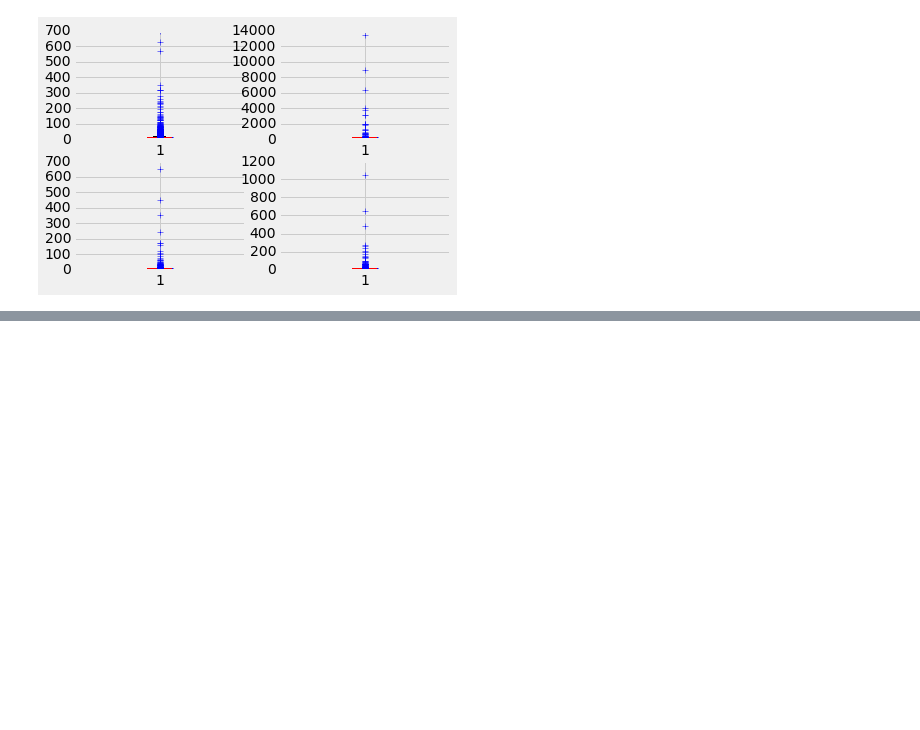
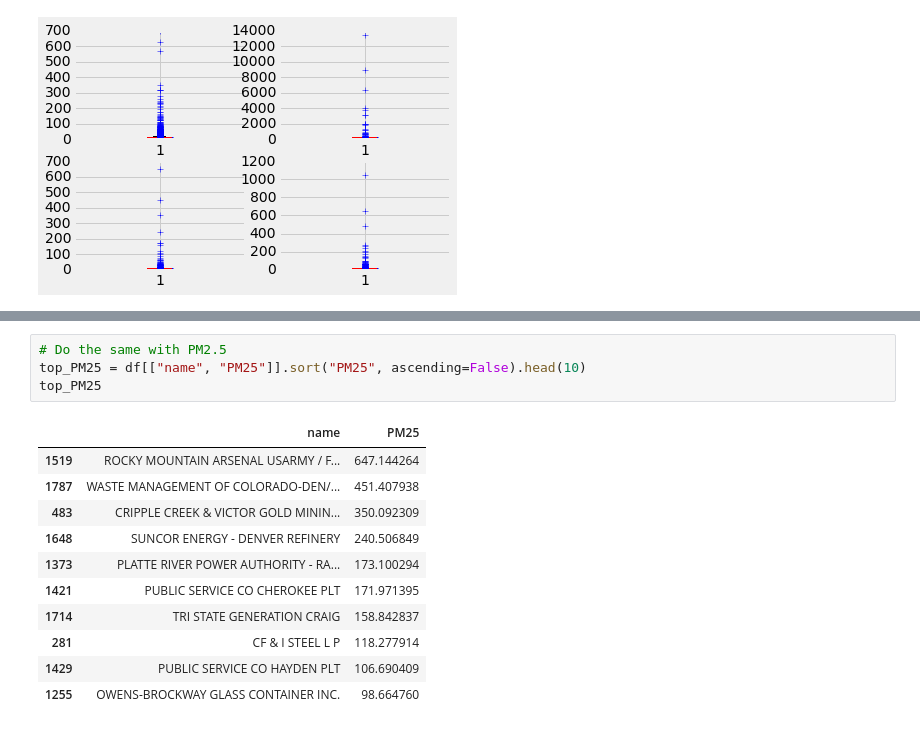
Before and after one commit to robroc/nicar16-visualizing-data-python, a Jupyter notebook: Visualizing data with Python - NICAR16.ipynb, the cells around one changed output, grey strips where cells are left out. Drawn from its saved outputs; the diff is of its cells as text; blank space fills up the shorter version.

```diff
--- a/Visualizing data with Python - NICAR16.ipynb
+++ b/Visualizing data with Python - NICAR16.ipynb
@@ -192,0 +209,16 @@ Similar distributions across all pollutants. Now let's make a bar chart of the t
+# %%
+# Do the same with PM2.5
+top_PM25 = df[["name", "PM25"]].sort("PM25", ascending=False).head(10)
+top_PM25
+# %% [output]
+|  | name | PM25 |
+| 1519 | ROCKY MOUNTAIN ARSENAL USARMY / F... | 647.144264 |
+| 1787 | WASTE MANAGEMENT OF COLORADO-DEN/... | 451.407938 |
+| 483 | CRIPPLE CREEK & VICTOR GOLD MININ... | 350.092309 |
+| 1648 | SUNCOR ENERGY - DENVER REFINERY | 240.506849 |
+| 1373 | PLATTE RIVER POWER AUTHORITY - RA... | 173.100294 |
+| 1421 | PUBLIC SERVICE CO CHEROKEE PLT | 171.971395 |
+| 1714 | TRI STATE GENERATION CRAIG | 158.842837 |
+| 281 | CF & I STEEL L P | 118.277914 |
+| 1429 | PUBLIC SERVICE CO HAYDEN PLT | 106.690409 |
+| 1255 | OWENS-BROCKWAY GLASS CONTAINER INC. | 98.664760 |
```
Also changed, not shown: parts of 12 cells of this notebook.
